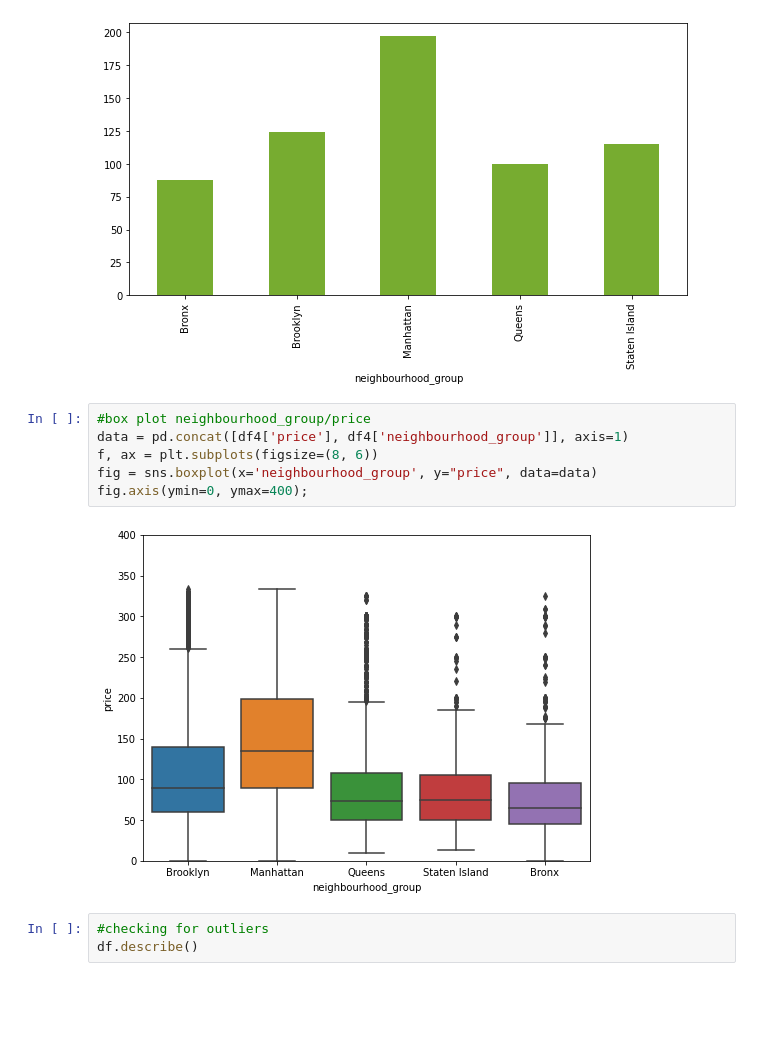
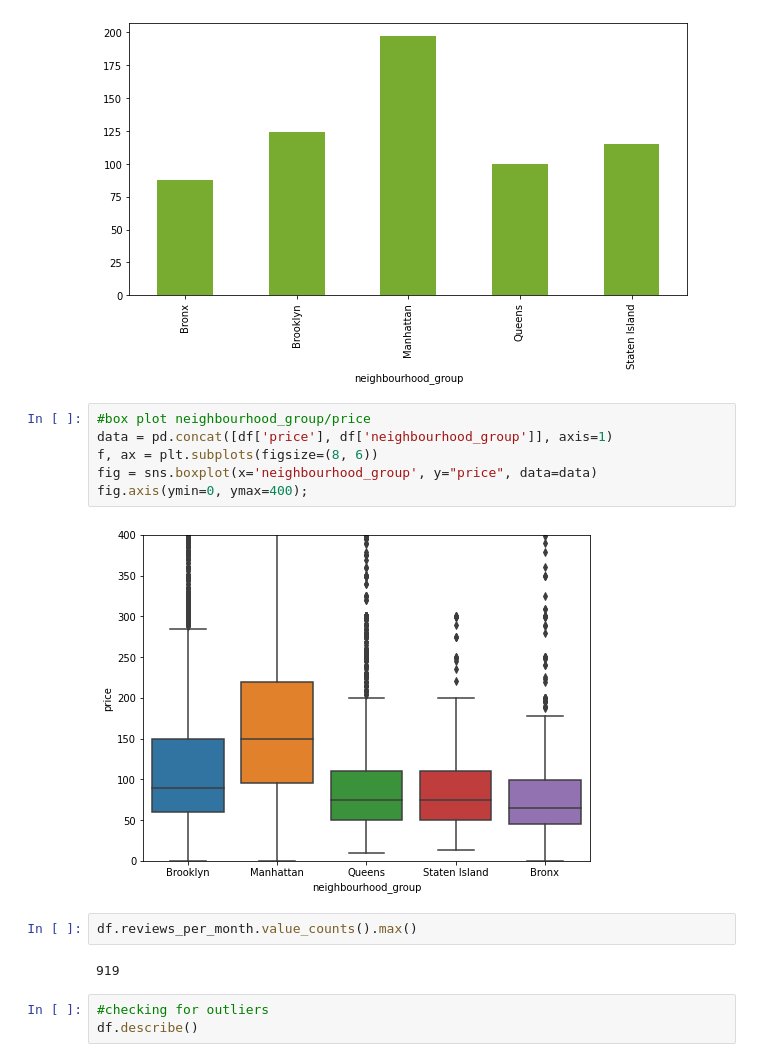
Before and after one commit to VaideswarReddy/Airbnb_data_analysis, a Jupyter notebook: Vaideswar_Reddy_Team_4_Capstone_Project.ipynb, the cells around one changed output. Saved outputs shown, nothing was run; the diff lists cells and outputs as text; blank space fills up the shorter version.

```diff
--- a/Vaideswar_Reddy_Team_4_Capstone_Project.ipynb
+++ b/Vaideswar_Reddy_Team_4_Capstone_Project.ipynb
@@ -194,12 +246,16 @@ prices_in_neighbourhood_group.plot(kind='bar',color=[0.4660, 0.6740, 0.1880])
 [figure]
 # %%
 #box plot neighbourhood_group/price
-data = pd.concat([df4['price'], df4['neighbourhood_group']], axis=1)
+data = pd.concat([df['price'], df['neighbourhood_group']], axis=1)
 f, ax = plt.subplots(figsize=(8, 6))
 fig = sns.boxplot(x='neighbourhood_group', y="price", data=data)
 fig.axis(ymin=0, ymax=400);
 # %% [output]
-[figure, old version]
+[figure, new version]
+# %%
+df.reviews_per_month.value_counts().max()
+# %% [output]
+919
 # %%
 #checking for outliers
 df.describe()
```
Also changed, not shown: parts of 19 cells of this notebook.
